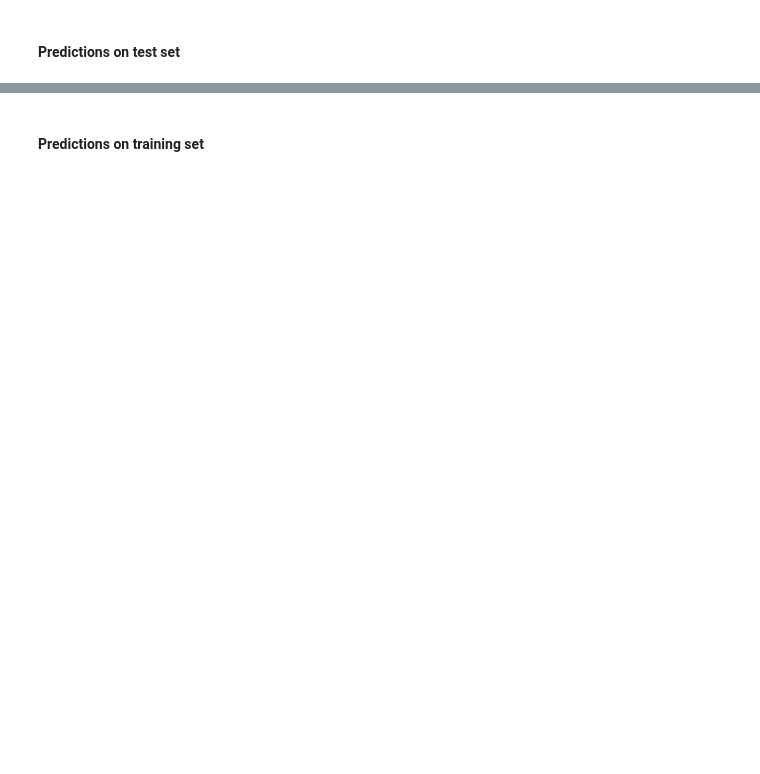
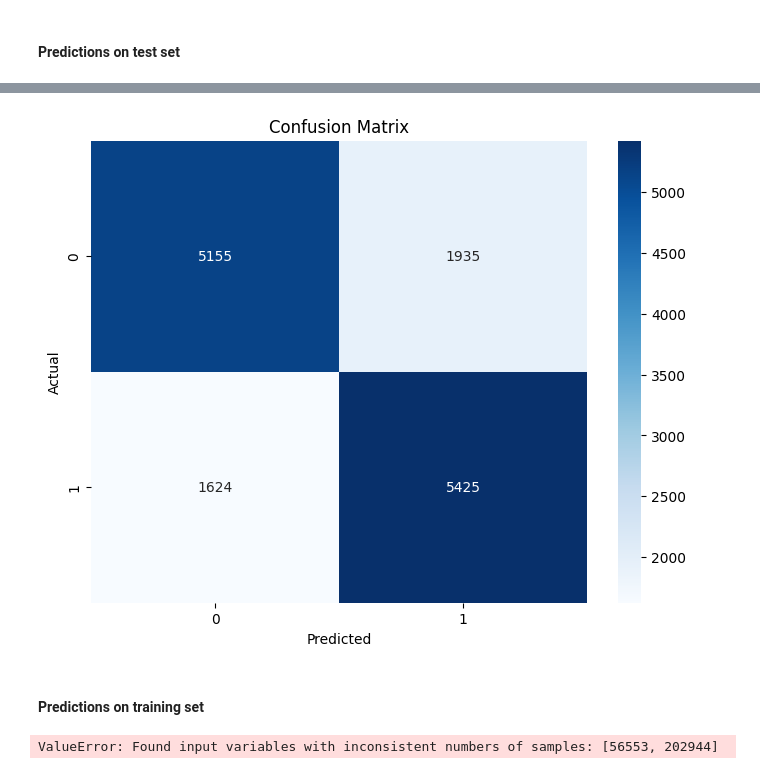
Before and after one commit to clemensbue/BBAN3001_Group_Assignment, a Jupyter notebook: Group_Assignment.ipynb, the cells around one changed output, grey strips where cells are left out. Saved outputs shown, nothing was run; the diff lists cells and outputs as text; code cells hidden in the pictures; blank space fills up the shorter version.

```diff
--- a/Group_Assignment.ipynb
+++ b/Group_Assignment.ipynb
@@ -460,26 +489,23 @@ print(f'Confusion Matrix: \n{conf_matrix}'"\n")
 # %%
 # visualize confusion matrix for test and train set
 
-# plt.figure(figsize=(8,6))
-# sns.heatmap(conf_matrix, annot=True, cmap='Blues', fmt='g')
-# plt.xlabel('Predicted')
-# plt.ylabel('Actual')
-# plt.title('Confusion Matrix');
-
 plt.figure(figsize=(8,6))
-group_names = ['True Neg','False Pos','False Neg','True Pos']
-group_counts = ["{0:0.0f}".format(value) for value in conf_matrix.flatten()]
-group_percentages = ["{0:.2%}".format(value) for value in conf_matrix.flatten()/np.sum(conf_matrix)]
-labels = [f"{v1}\n{v2}\n{v3}" for v1, v2, v3 in zip(group_names,group_counts,group_percentages)]
-labels = np.asarray(labels).reshape(2,2)
-sns.heatmap(conf_matrix, annot=labels, fmt='', cmap='Blues')
-
+sns.heatmap(conf_matrix, annot=True, cmap='Blues', fmt='g')
 plt.xlabel('Predicted')
 plt.ylabel('Actual')
 plt.title('Confusion Matrix');
+# %% [output]
+[figure, added]
 # %% [markdown]
 #### Predictions on training set
 # %%
 # Predict the training results
 yn_pred_train = logreg.predict(X_train)
+# %%
+# Evaluating the training model
+accuracy_train = accuracy_score(yn_train, yn_pred_train)
+conf_matrix_train = confusion_matrix(yn_train, yn_pred_train)
+class_report_train = classification_report(yn_train, yn_pred_train)
+# %% [output]
+ValueError: Found input variables with inconsistent numbers of samples: [56553, 202944]
 # %%
```
Also changed, not shown: parts of 32 cells of this notebook.
